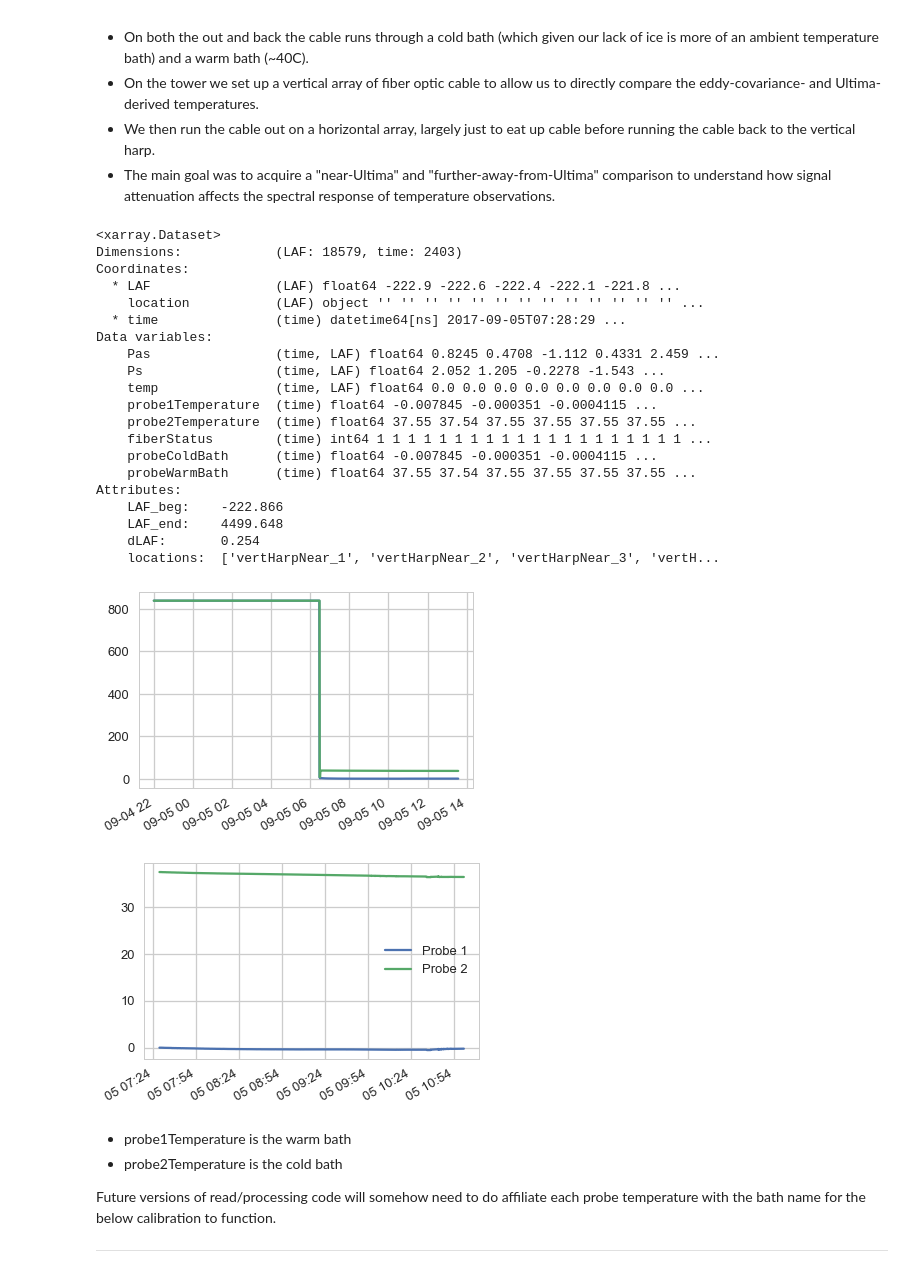
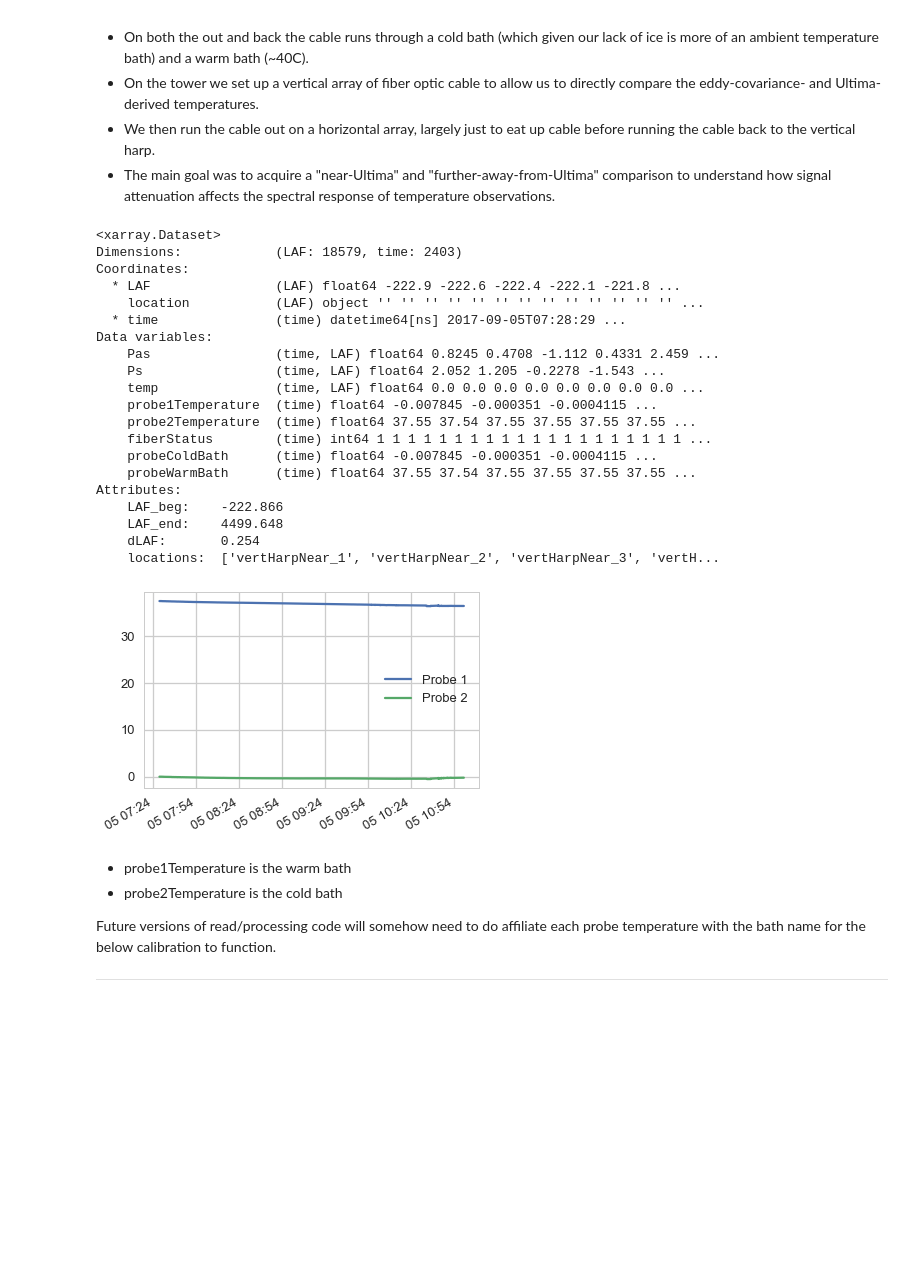
Before and after one commit to klapo/DTS, a Jupyter notebook: DTS.VertHarpSpectralExp.CalibrationTests_XT.ipynb, the cells around one changed output. Drawn from its saved outputs; the diff is of its cells as text; code cells hidden in the pictures; blank space fills up the shorter version.

```diff
--- a/DTS.VertHarpSpectralExp.CalibrationTests_XT.ipynb
+++ b/DTS.VertHarpSpectralExp.CalibrationTests_XT.ipynb
@@ -108,69 +108,40 @@ dirPrint = dirPre + 'graphics'
 dirProcessed = dirPre + 'proj/VertHarpExp2017Kloendeel/data/DTS_XT_VHSRE_processed'
 
 os.chdir(dirProcessed)
-ncFiles = ['VHRSE_chunk' + str(nFile) + '.nc' for nFile in np.arange(1, 10)]
-ds = xr.open_mfdataset(ncFiles)
+ds = xr.open_dataset('VHRSE_XT_processed.nc')
 ds.attrs['locations'] = ds.attrs['locations'].split(';')
-
-# Check probe bath temperatures
-plt.plot(ds.time, ds.probe1Temperature)
-plt.plot(ds.time, ds.probe2Temperature)
-plt.gcf().autofmt_xdate()
-
-##################
-## Data Munging ##
-##################
-
-# Extract out the XT times when it was managing the full experiment
-expIndex = (ds.probe1Temperature < 100) & (ds.probe2Temperature < 100)\
-            & (ds.probe2Temperature > 30) & (ds.probe1Temperature < 0)
-ds = ds.isel(time=(expIndex == True))
-ds = ds.sel(time=slice(pd.Timestamp(ds.time[0].values).to_pydatetime(), '2017-09-05 11:00'))
-
-# Create a continuous time series
-d1 = pd.Timestamp(ds.time[0].values).to_pydatetime()
-d2 = pd.Timestamp(ds.time[-1].values).to_pydatetime()
-fullTime = pd.date_range(start=d1, end=d2, freq='5s')
-ds.reindex({'time': fullTime})
 
 # Plot the resulting Dataset
 fig, ax = plt.subplots(1, 1)
-ax.plot(ds.time, ds.probe1Temperature, label='Probe 1')
-ax.plot(ds.time, ds.probe2Temperature, label='Probe 2')
+ax.plot(ds.time, ds.probeWarmBath, label='Probe 1')
+ax.plot(ds.time, ds.probeColdBath, label='Probe 2')
 fig.autofmt_xdate()
 ax.legend()
 
-# Assign probes the descriptive names
-ds['probeColdBath'] = ds.probe1Temperature
-ds['probeWarmBath'] = ds.probe2Temperature
-
 # Show the finalized dataset
 print(ds)
-
-# Save the finalized dataset
 # %% [output]
 <xarray.Dataset>
 Dimensions:            (LAF: 18579, time: 2403)
 Coordinates:
   * LAF                (LAF) float64 -222.9 -222.6 -222.4 -222.1 -221.8 ...
     location           (LAF) object '' '' '' '' '' '' '' '' '' '' '' '' '' ...
   * time               (time) datetime64[ns] 2017-09-05T07:28:29 ...
 Data variables:
     Pas                (time, LAF) float64 0.8245 0.4708 -1.112 0.4331 2.459 ...
     Ps                 (time, LAF) float64 2.052 1.205 -0.2278 -1.543 ...
     temp               (time, LAF) float64 0.0 0.0 0.0 0.0 0.0 0.0 0.0 0.0 ...
     probe1Temperature  (time) float64 -0.007845 -0.000351 -0.0004115 ...
     probe2Temperature  (time) float64 37.55 37.54 37.55 37.55 37.55 37.55 ...
     fiberStatus        (time) int64 1 1 1 1 1 1 1 1 1 1 1 1 1 1 1 1 1 1 1 1 ...
     probeColdBath      (time) float64 -0.007845 -0.000351 -0.0004115 ...
     probeWarmBath      (time) float64 37.55 37.54 37.55 37.55 37.55 37.55 ...
 Attributes:
     LAF_beg:    -222.866
     LAF_end:    4499.648
     dLAF:       0.254
     locations:  ['vertHarpNear_1', 'vertHarpNear_2', 'vertHarpNear_3', 'vertH...
-[figure, old version]
+[figure, new version]
-[figure, removed]
 # %% [markdown]
 - probe1Temperature is the warm bath
 - probe2Temperature is the cold bath
```
Also changed, not shown: parts of 11 cells of this notebook, 1 other file.
